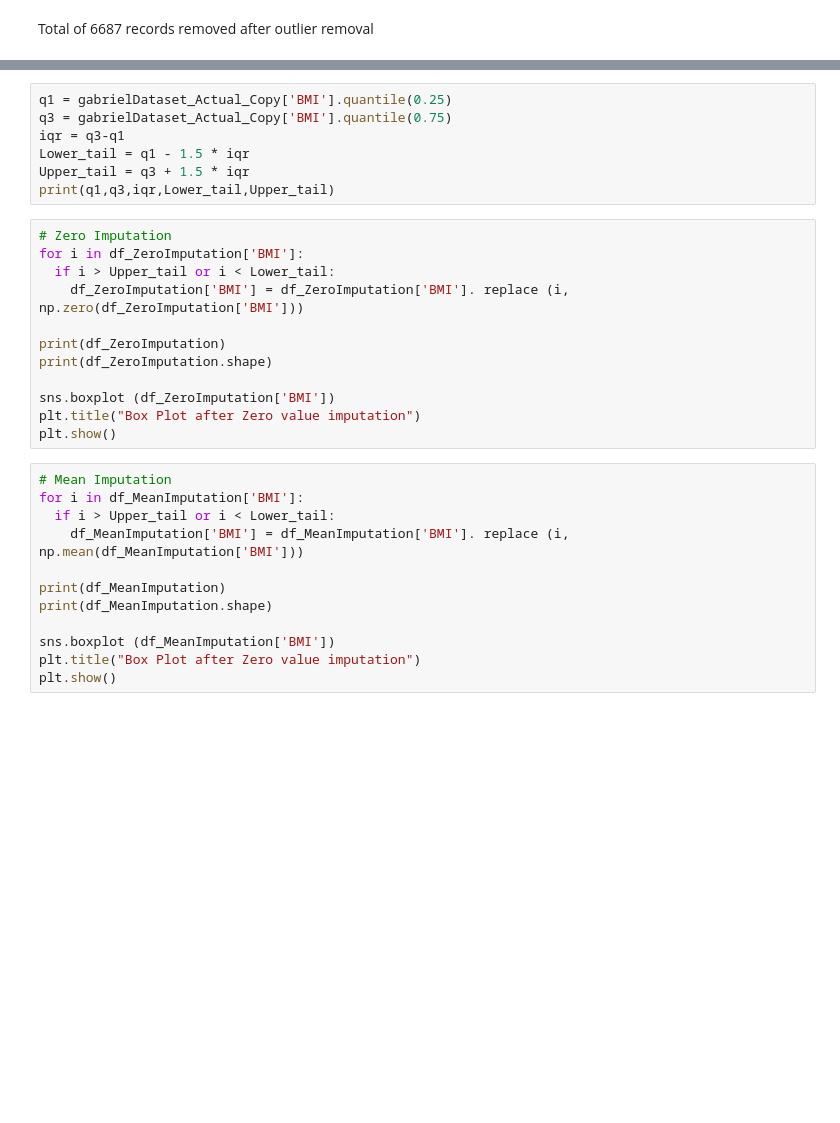
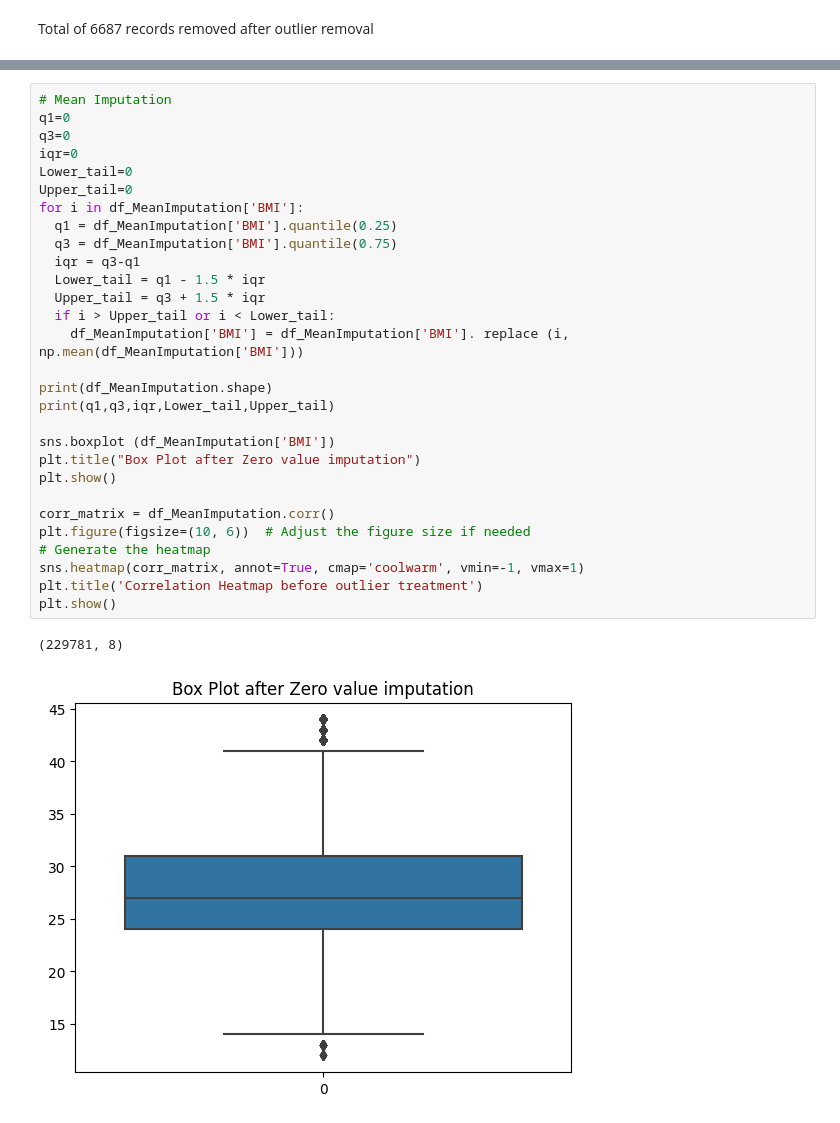
Before and after one commit to pdpavandesai/MergingDiabetesData, a Jupyter notebook: GabrielDatasetAnalysis.ipynb, the cells around one changed output, grey strips where cells are left out. Cells and saved outputs as stored; diff of their text form; blank space fills up the shorter version.

```diff
--- a/GabrielDatasetAnalysis.ipynb
+++ b/GabrielDatasetAnalysis.ipynb
@@ -428,31 +448,32 @@ plt.show()
-# %%
-q1 = gabrielDataset_Actual_Copy['BMI'].quantile(0.25)
-q3 = gabrielDataset_Actual_Copy['BMI'].quantile(0.75)
-iqr = q3-q1
-Lower_tail = q1 - 1.5 * iqr
-Upper_tail = q3 + 1.5 * iqr
-print(q1,q3,iqr,Lower_tail,Upper_tail)
-# %%
-# Zero Imputation
-for i in df_ZeroImputation['BMI']:
-  if i > Upper_tail or i < Lower_tail:
-    df_ZeroImputation['BMI'] = df_ZeroImputation['BMI']. replace (i, np.zero(df_ZeroImputation['BMI']))
-
-print(df_ZeroImputation)
-print(df_ZeroImputation.shape)
-
-sns.boxplot (df_ZeroImputation['BMI'])
-plt.title("Box Plot after Zero value imputation")
-plt.show()
 # %%
 # Mean Imputation
+q1=0
+q3=0
+iqr=0
+Lower_tail=0
+Upper_tail=0
 for i in df_MeanImputation['BMI']:
+  q1 = df_MeanImputation['BMI'].quantile(0.25)
+  q3 = df_MeanImputation['BMI'].quantile(0.75)
+  iqr = q3-q1
+  Lower_tail = q1 - 1.5 * iqr
+  Upper_tail = q3 + 1.5 * iqr
   if i > Upper_tail or i < Lower_tail:
     df_MeanImputation['BMI'] = df_MeanImputation['BMI']. replace (i, np.mean(df_MeanImputation['BMI']))
 
-print(df_MeanImputation)
 print(df_MeanImputation.shape)
+print(q1,q3,iqr,Lower_tail,Upper_tail)
 
 sns.boxplot (df_MeanImputation['BMI'])
 plt.title("Box Plot after Zero value imputation")
 plt.show()
+
+corr_matrix = df_MeanImputation.corr()
+plt.figure(figsize=(10, 6))  # Adjust the figure size if needed
+# Generate the heatmap
+sns.heatmap(corr_matrix, annot=True, cmap='coolwarm', vmin=-1, vmax=1)
+plt.title('Correlation Heatmap before outlier treatment')
+plt.show()
+# %% [output]
+(229781, 8)
+[figure, added]
```
Also changed, not shown: parts of 3 cells of this notebook.
